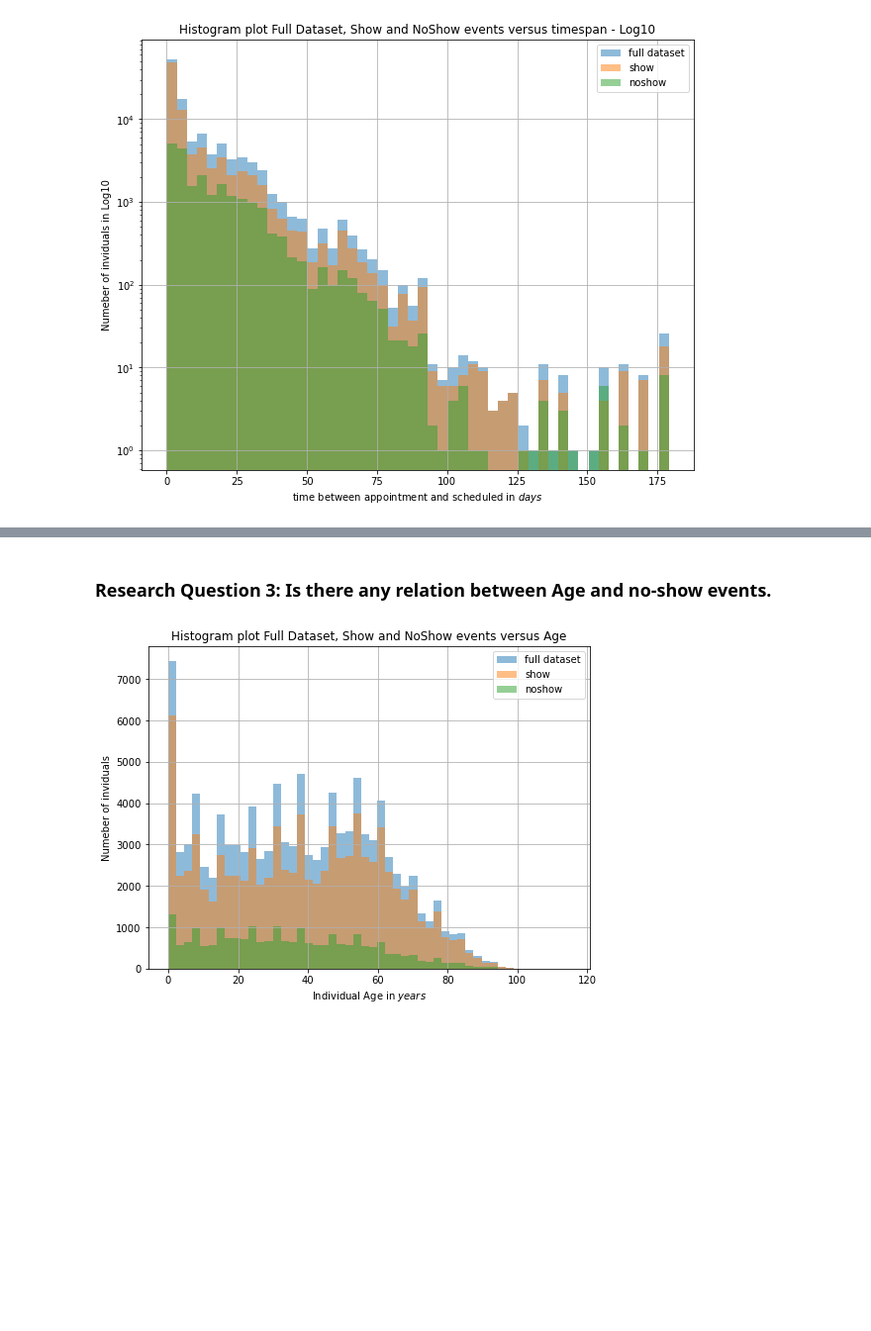
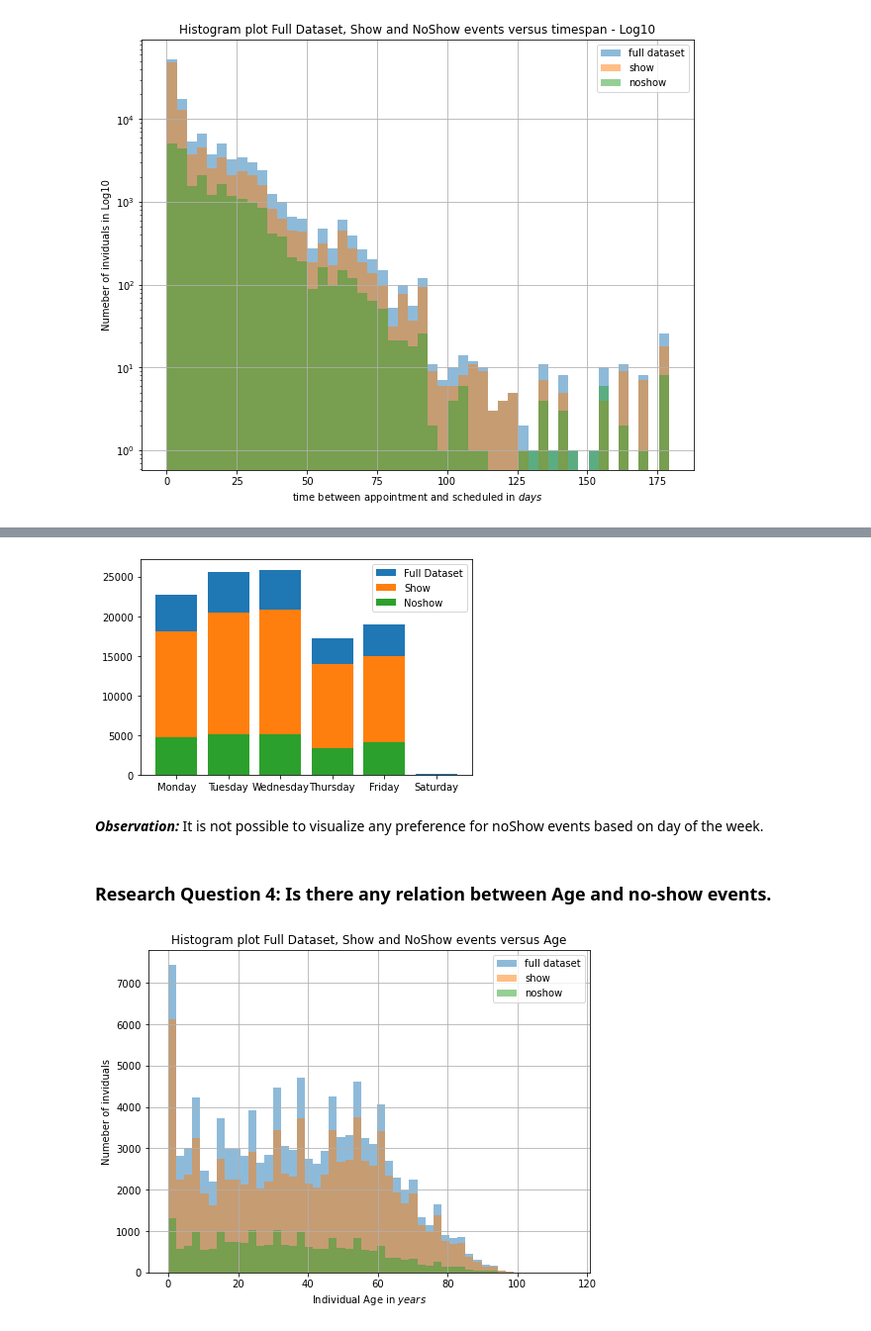
Before and after one commit to mpicanco/udacity_proj2, a Jupyter notebook: investigate-a-dataset-template.ipynb, the cells around one changed output, grey strips where cells are left out. Shown at 99% size. Cells and saved outputs as stored; diff of their text form; code cells hidden in the pictures; blank space fills up the shorter version.

```diff
--- a/investigate-a-dataset-template.ipynb
+++ b/investigate-a-dataset-template.ipynb
@@ -481,0 +477,14 @@ plt.legend();
+# %%
+full_dataset = df.appdayofweek.value_counts()
+
+show_dataset = df[show].appdayofweek.value_counts()
+
+noshow_dataset = df[noshow].appdayofweek.value_counts()
+
+xlabels = ['Monday', 'Tuesday', 'Wednesday', 'Thursday', 'Friday','Saturday']
+
+xpos = ['0', '1', '2', '3', '4', '5']
+
+#plt.title('Bar Graph - For week of the Day ')
+
+#plt.legend();
@@ -482,5 +501,26 @@ plt.legend();
+# %%
+plt.figure();
+
+loc1 =full_dataset.index
+loc2 =show_dataset.index
+loc3 =noshow_dataset.index
+
+bar1 = full_dataset.values
+bar2 = show_dataset.values
+bar3 = noshow_dataset.values
+
+Weekday={0:'Monday', 1:'Tuesday', 2:'Wednesday', 3:'Thursday', 4:'Friday', 5:'Saturday', 6:'Sunday'}
+
+plt.bar(loc1, bar1, tick_label=loc1.map(Weekday),label='Full Dataset');
+plt.bar(loc2, bar2, tick_label=loc2.map(Weekday),label = 'Show');
+plt.bar(loc3, bar3, tick_label=loc3.map(Weekday),label = 'Noshow');
+plt.legend();
+# %% [output]
+[figure, added]
+# %% [markdown]
+***Observation:*** It is not possible to visualize any preference for noShow events based on day of the week.
 # %% [markdown]
-### Research Question 3: Is there any relation between  Age and   no-show events.
+### Research Question 4: Is there any relation between  Age and   no-show events.
 # %%
 df.age.hist(alpha=0.5,label='full dataset',bins=50,figsize=(8,6));
 df[show].age.hist(alpha=0.5,label='show',bins=50);
```
Also changed, not shown: parts of 11 cells of this notebook.
